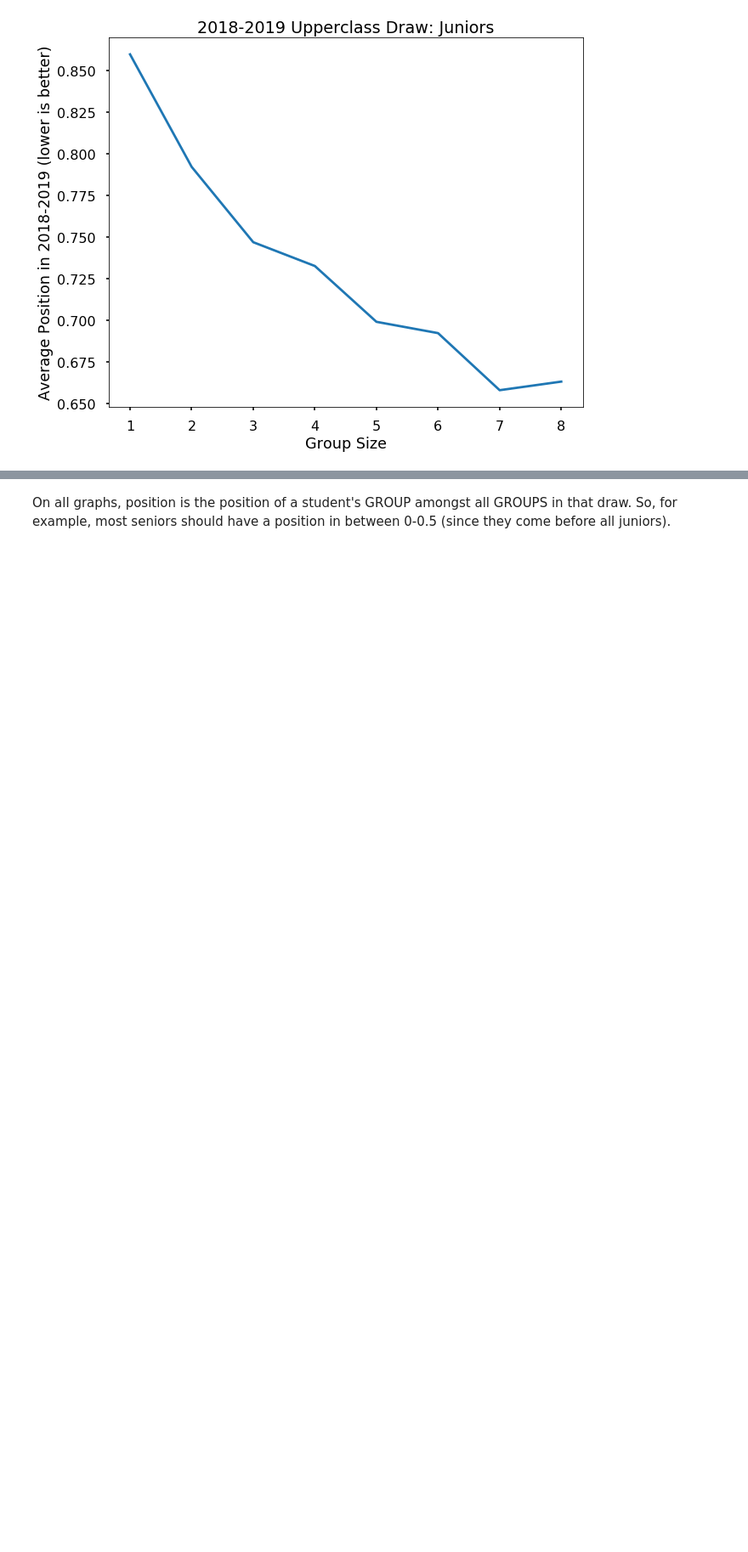
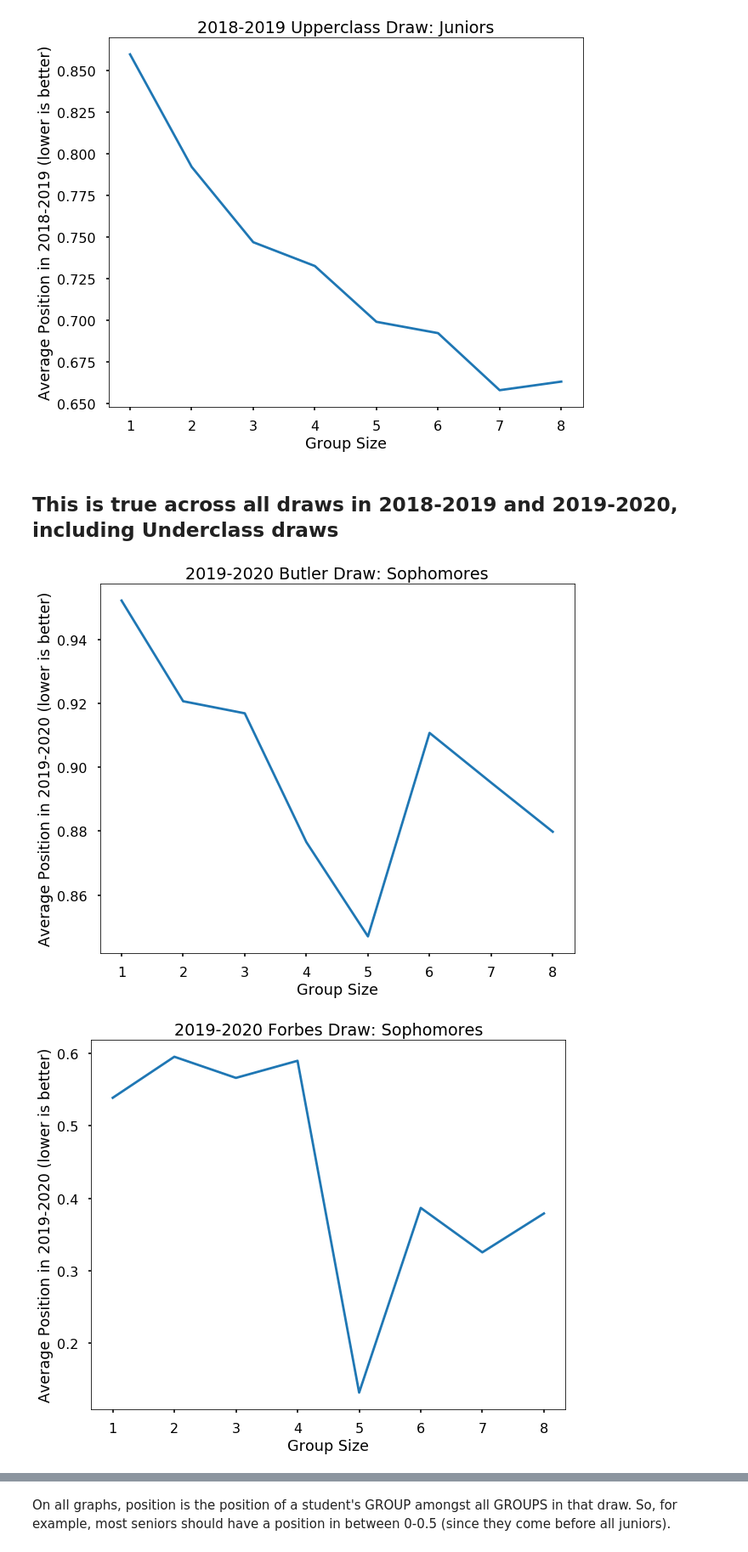
Before and after one commit to yangsong97/princetonhousing.github.io, a Jupyter notebook: housing_screwed_up.ipynb, the cells around one changed output, grey strips where cells are left out. Shown at 85% size. Drawn from its saved outputs; the diff is of its cells as text; code cells hidden in the pictures; blank space fills up the shorter version.

Commit message:
Update with underclass

```diff
--- a/housing_screwed_up.ipynb
+++ b/housing_screwed_up.ipynb
@@ -273,3 +294,5 @@ plt.ylabel("Average Position in 2018-2019 (lower is better)")
 plt.show()
 # %% [output]
 [figure]
+# %% [markdown]
+## This is true across all draws in 2018-2019 and 2019-2020, including Underclass draws
@@ -275,0 +306,24 @@ plt.show()
+# %%
+butler19_groups_ordered = butler19["Group"].unique()
+butler19["Score"] = butler19["Group"].apply(lambda x: np.where(butler19_groups_ordered == x)[0][0]) + 1
+butler19["Score"] = butler19["Score"] / len(butler19_groups_ordered)
+
+forbes19_groups_ordered = forbes19["Group"].unique()
+forbes19["Score"] = forbes19["Group"].apply(lambda x: np.where(forbes19_groups_ordered == x)[0][0]) + 1
+forbes19["Score"] = forbes19["Score"] / len(forbes19_groups_ordered)
+
+mathey19_groups_ordered = mathey19["Group"].unique()
+mathey19["Score"] = mathey19["Group"].apply(lambda x: np.where(mathey19_groups_ordered == x)[0][0]) + 1
+mathey19["Score"] = mathey19["Score"] / len(mathey19_groups_ordered)
+
+rocky19_groups_ordered = rocky19["Group"].unique()
+rocky19["Score"] = rocky19["Group"].apply(lambda x: np.where(rocky19_groups_ordered == x)[0][0]) + 1
+rocky19["Score"] = rocky19["Score"] / len(rocky19_groups_ordered)
+
+whitman19_groups_ordered = whitman19["Group"].unique()
+whitman19["Score"] = whitman19["Group"].apply(lambda x: np.where(whitman19_groups_ordered == x)[0][0]) + 1
+whitman19["Score"] = whitman19["Score"] / len(whitman19_groups_ordered)
+
+wilson19_groups_ordered = wilson19["Group"].unique()
+wilson19["Score"] = wilson19["Group"].apply(lambda x: np.where(wilson19_groups_ordered == x)[0][0]) + 1
+wilson19["Score"] = wilson19["Score"] / len(wilson19_groups_ordered)
@@ -275,0 +366,21 @@ plt.show()
+# %%
+rescolleges = {"Butler": butler19_groups_sophsonly, "Forbes": forbes19_groups_sophsonly, "Mathey": mathey19_groups_sophsonly, "Rocky": rocky19_groups_sophsonly, "Whitman": whitman19_groups_sophsonly, "Wilson": wilson19_groups_sophsonly}
+# %%
+for rescol in rescolleges:
+    soph_group_avg = []
+    soph_group_std = []
+
+    for i in range(1,9):
+        soph_group_avg.append(np.mean(rescolleges.get(rescol)[rescolleges.get(rescol)["n_Students"] == i]["Score"]))
+        soph_group_std.append(np.std(rescolleges.get(rescol)[rescolleges.get(rescol)["n_Students"] == i]["Score"]))
+
+    plt.figure(figsize = (10, 8))
+    plt.style.use('seaborn-poster')
+    plt.plot(range(1,9), soph_group_avg)
+    plt.title("2019-2020 %s Draw: Sophomores" % rescol)
+    plt.xlabel("Group Size")
+    plt.ylabel("Average Position in 2019-2020 (lower is better)")
+    plt.show()
+# %% [output]
+[figure, added]
+[figure, added]
```
Also changed, not shown: parts of 6 cells of this notebook, 1 other file.
